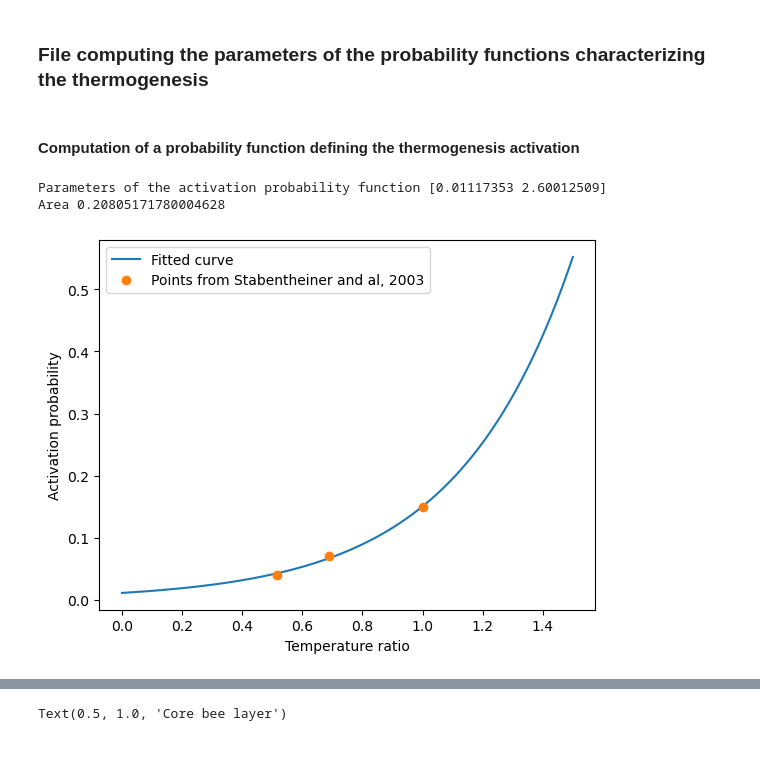
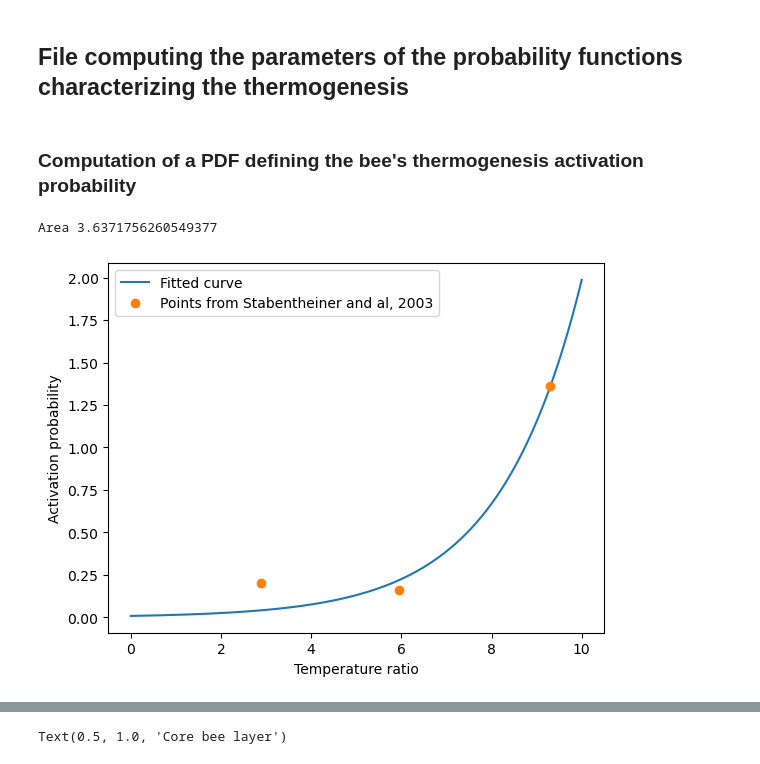
Before and after one commit to epfl-mobots/WinterClusterModelling, a Jupyter notebook: Development/parameters.ipynb, the cells around one changed output, grey strips where cells are left out. Cells and saved outputs as stored; diff of their text form; code cells hidden in the pictures.

Commit message:
modification of activation function in parameters.txt

```diff
--- a/Development/parameters.ipynb
+++ b/Development/parameters.ipynb
@@ -1,5 +1,5 @@
 # %% [markdown]
-### File computing the parameters of the probability functions characterizing the thermogenesis
+## File computing the parameters of the probability functions characterizing the thermogenesis
 # %%
 import numpy as np
 from scipy.optimize import curve_fit
@@ -9,29 +9,39 @@ import matplotlib.pyplot as plt
 def exp(x, a, b):
     return a*np.exp(b*x)
 # %% [markdown]
-#### Computation of a probability function defining the thermogenesis activation
+### Computation of a PDF defining the bee's thermogenesis activation probability
 # %%
-# Data from Stabentheiner et al, 2003
-x_activate = np.array([29/29, 20/29, 15/29])
-y_activate = np.array([15/100, 7/100, 4/100])
+"""
+Data from Stabentheiner et al, 2003
+For Tamb, we take Tchill because Tamb in Stabentheiner is inferior to the chill coma temperature
+For Tmax, we take the mean abdomen temperature of bees in the core and add 1.5 degrees. This number is equal to half of the 3 degrees
+bandwith considered in the paper.
+T_activate is between 0 and 10 to obtain a probability function always laying between 0 and 1.
+"""
+
+Tamb = 9
+Tmax = 29+1.5
+Temp_mean = np.array([15.2, 21.8, 29])
+x_activate = 10*(Temp_mean - Tamb)/(Tmax - Tamb)
+
+#Active/passive bees ratio
+y_activate = np.array([4/20, 7/43, 15/11])
 
 # Fit an exponential function to the data
 param_activate, cov = curve_fit(exp, x_activate, y_activate)
-print('Parameters of the activation probability function', param_activate)
 
 # Plot the data and the fitted curve
-x = np.linspace(0, 1.5, 150)
-y = exp(x, param_activate[0], param_activate[1])
+x = np.linspace(0, 10, 1000)
+exp_activate = exp(x, param_activate[0], param_activate[1])
 
 plt.figure()
-plt.plot(x, y, label='Fitted curve')
+plt.plot(x, exp_activate, label='Fitted curve')
 plt.plot(x_activate, y_activate, 'o', label='Points from Stabentheiner and al, 2003')
 plt.xlabel('Temperature ratio')
 plt.ylabel('Activation probability')
 plt.legend()
 
-print('Area', np.trapz(y, x))
+print('Area', np.trapz(exp_activate, x))
 # %% [output]
-Parameters of the activation probability function [0.01117353 2.60012509]
-Area 0.20805171780004628
+Area 3.6371756260549377
-[figure, old version]
+[figure, new version]
```
Also changed, not shown: parts of 6 cells of this notebook.
